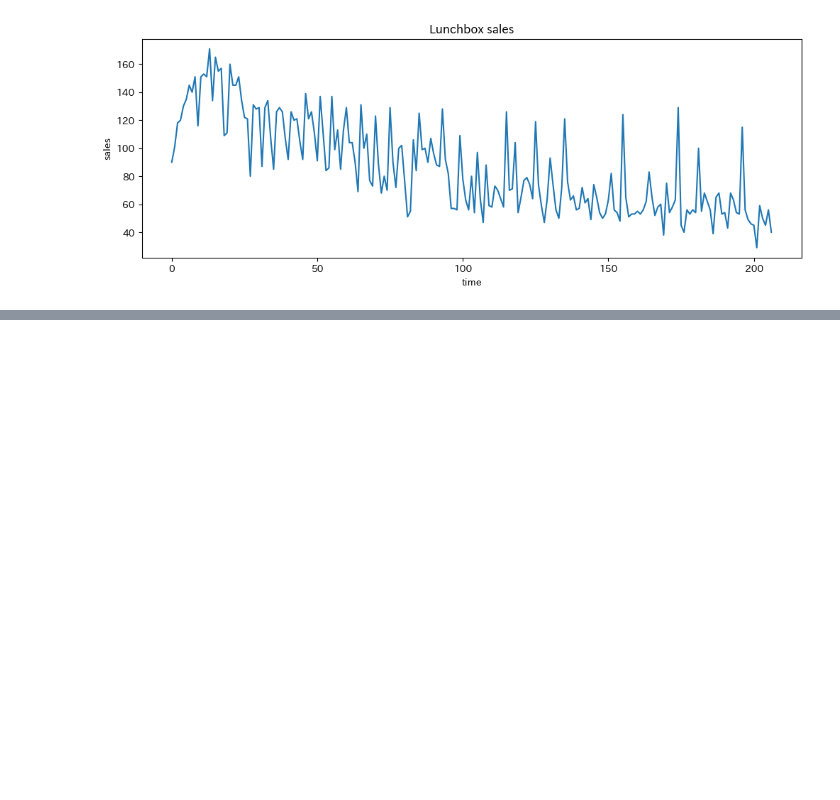
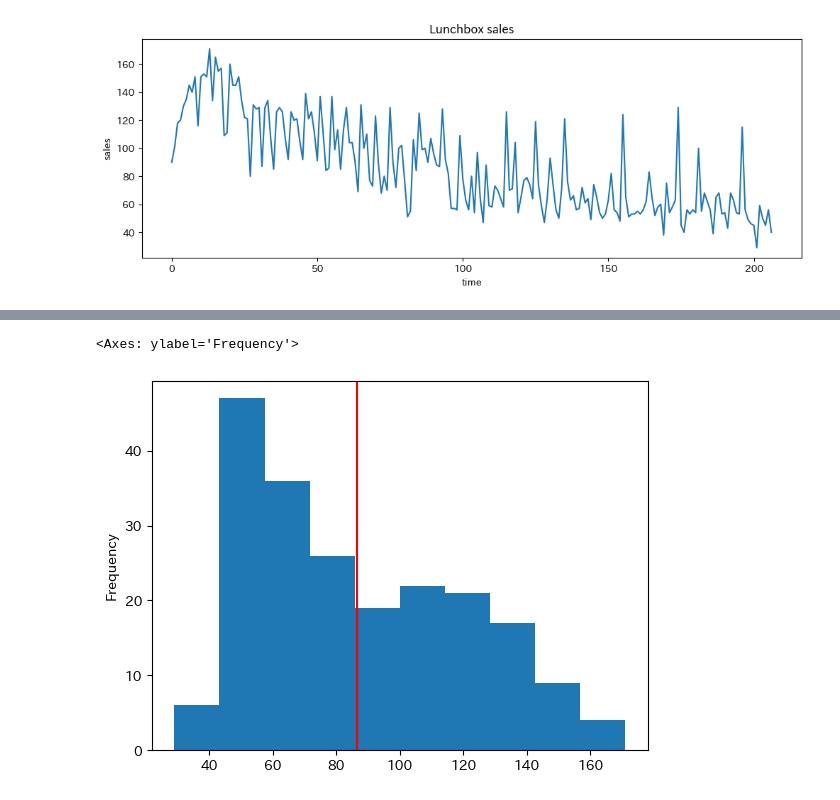
Before and after one commit to 02tYasui/data_science_practice, a Jupyter notebook: graph.ipynb, the cells around one changed output, grey strips where cells are left out. Saved outputs shown, nothing was run; the diff lists cells and outputs as text; code cells hidden in the pictures; blank space fills up the shorter version.

```diff
--- a/graph.ipynb
+++ b/graph.ipynb
@@ -38,0 +54,6 @@ Text(0, 0.5, 'sales')
+# %%
+plt.axvline(x=train["y"].mean(), color="red")
+train["y"].plot.hist()
+# %% [output]
+<Axes: ylabel='Frequency'>
+[figure, added]
```
Also changed, not shown: parts of 9 cells of this notebook, 1 other file.
